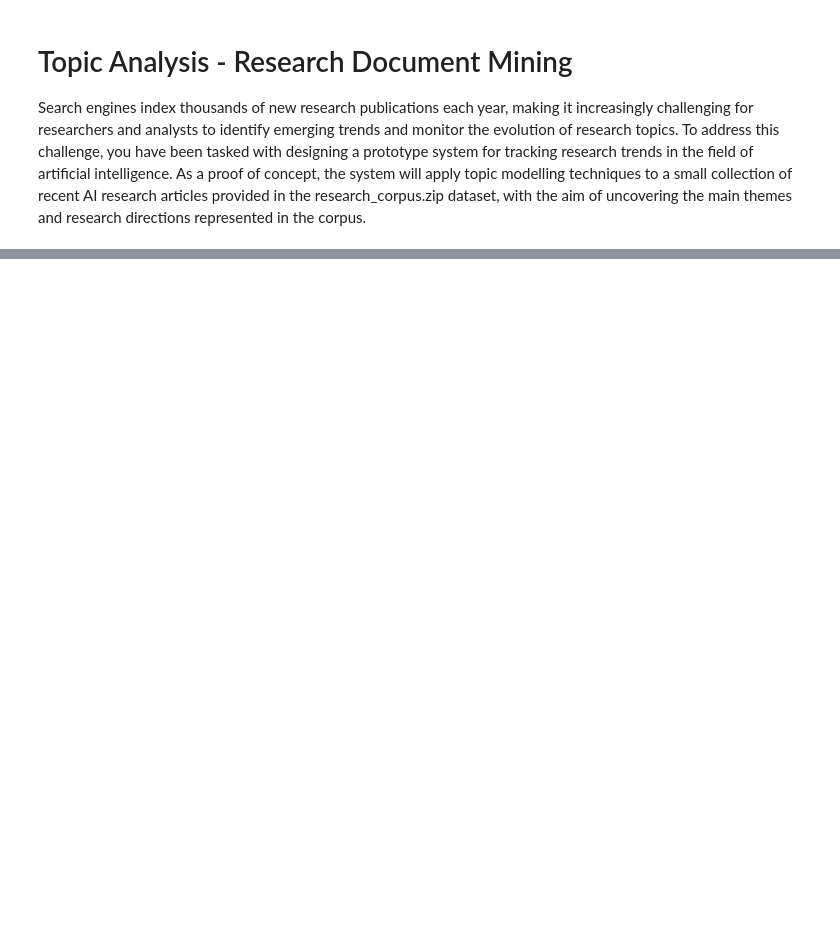
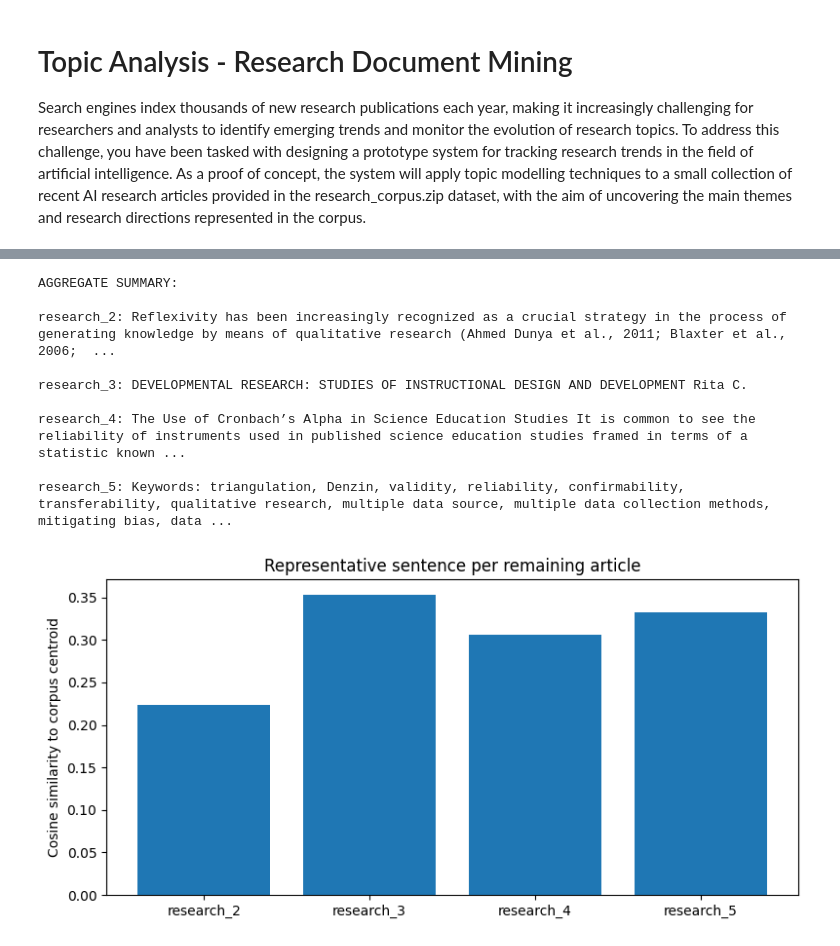
Before and after one commit to MasindiManaga/Natural_Language_Processing, a Jupyter notebook: notebooks/03_document_mining.ipynb, the cells around one changed output, grey strips where cells are left out. Drawn from its saved outputs; the diff is of its cells as text; code cells hidden in the pictures; blank space fills up the shorter version.

```diff
--- a/notebooks/03_document_mining.ipynb
+++ b/notebooks/03_document_mining.ipynb
@@ -28,0 +100,35 @@ print(corpus[['article_id', 'word_count', 'character_count']].to_string(index=Fa
+# %%
+# summarise remaining articles
+from sklearn.metrics.pairwise import cosine_similarity
+remaining = corpus.iloc[1:].copy()
+rows = [(article_id, sentence)
+        for article_id, text in zip(remaining['article_id'], remaining['cleaned_content'])
+        for sentence in split_sentences(text)]
+sentence_df = pd.DataFrame(rows, columns=['article_id', 'sentence'])
+vectorizer = TfidfVectorizer(stop_words='english', min_df=2)
+sentence_matrix = vectorizer.fit_transform(sentence_df['sentence'])
+centroid = np.asarray(sentence_matrix.mean(axis=0))
+sentence_df['centrality'] = cosine_similarity(sentence_matrix, centroid).ravel()
+aggregate_summary = (sentence_df.sort_values('centrality', ascending=False)
+                     .drop_duplicates('article_id')
+                     .sort_values('article_id'))
+print('AGGREGATE SUMMARY:\n')
+for row in aggregate_summary.itertuples():
+    print(f'{row.article_id}: {row.sentence}\n')
+fig, ax = plt.subplots(figsize=(8, 4))
+ax.bar(aggregate_summary['article_id'], aggregate_summary['centrality'])
+ax.set_ylabel('Cosine similarity to corpus centroid')
+ax.set_title('Representative sentence per remaining article')
+plt.tight_layout()
+plt.show()
+# %% [output]
+AGGREGATE SUMMARY:
+
+research_2: Reflexivity has been increasingly recognized as a crucial strategy in the process of generating knowledge by means of qualitative research (Ahmed Dunya et al., 2011; Blaxter et al., 2006;  ...
+
+research_3: DEVELOPMENTAL RESEARCH: STUDIES OF INSTRUCTIONAL DESIGN AND DEVELOPMENT Rita C.
+
+research_4: The Use of Cronbach’s Alpha in Science Education Studies It is common to see the reliability of instruments used in published science education studies framed in terms of a statistic known ...
+
+research_5: Keywords: triangulation, Denzin, validity, reliability, confirmability, transferability, qualitative research, multiple data source, multiple data collection methods, mitigating bias, data ...
+[figure, added]
```
Also changed, not shown: parts of 4 cells of this notebook.
